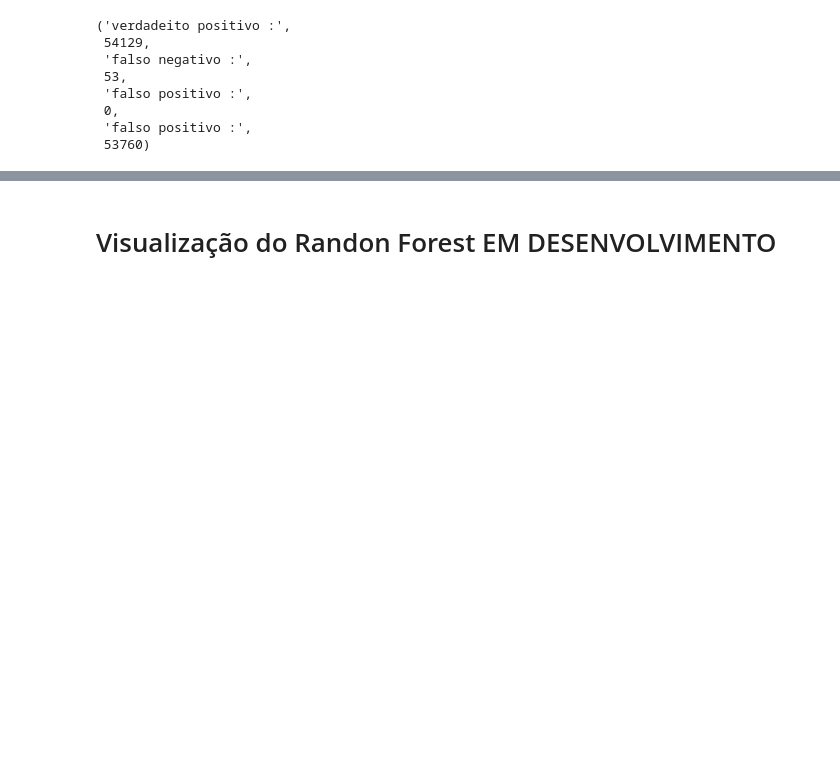
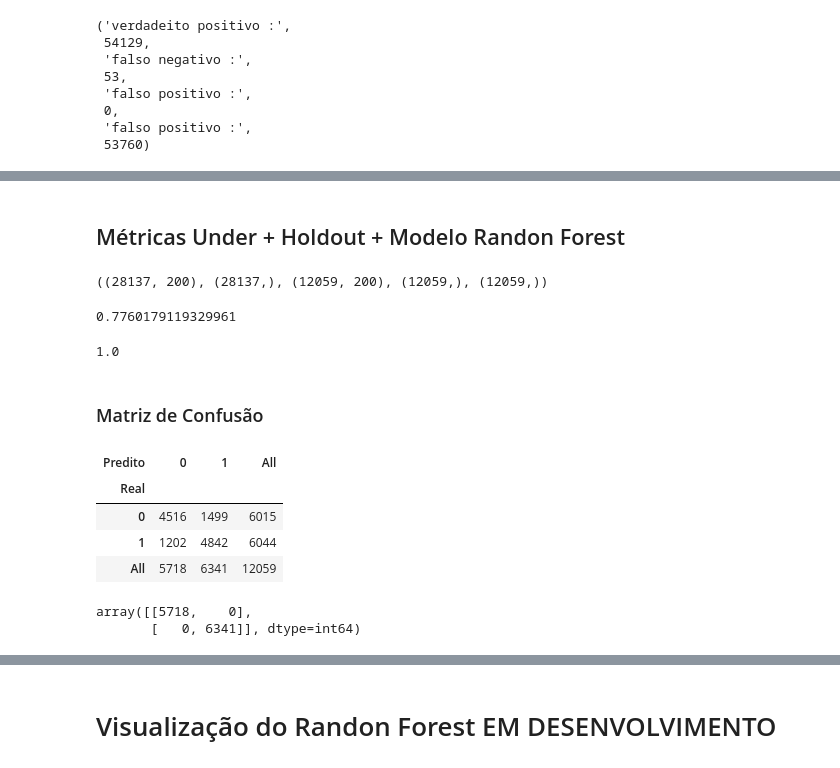
Before and after one commit to AlessandraFaria/Santander-Customer-Transaction-Prediction, a Jupyter notebook: Project/Santander.ipynb, the cells around one changed output, grey strips where cells are left out. Cells and saved outputs as stored; diff of their text form; code cells hidden in the pictures; blank space fills up the shorter version.

```diff
--- a/Project/Santander.ipynb
+++ b/Project/Santander.ipynb
@@ -342,0 +500,37 @@ def find_TN(y_true, y_pred):
+# %% [markdown]
+<h2>Métricas Under + Holdout + Modelo Randon Forest </h2>
+# %%
+X_train_under.shape, y_train_under.shape ,X_test_under.shape, y_test_under.shape ,y_pred_under.shape
+# %% [output]
+((28137, 200), (28137,), (12059, 200), (12059,), (12059,))
+# %%
+#Importar o módulo de métricas scikit-learn para o cálculo de precisão
+from sklearn import metrics
+# Acuracy , o quanto a arvore bateu
+metrics.accuracy_score(y_test_under, y_pred_under)
+# %% [output]
+0.7760179119329961
+# %%
+# Para saber quão bem o modelo irá generalizar
+#ou seja, ela serve para saber se o modelo será efetivo ao receber um dado que ele nunca viu na vida.
+clf_under.score(X_train_under, y_train_under)
+# %% [output]
+1.0
+# %% [markdown]
+<h3>Matriz de Confusão</h3>
+# %%
+pd.crosstab(y_test_under,y_pred_under,rownames=['Real'],colnames=['Predito'],margins=True)
+# %% [output]
+| Predito | 0 | 1 | All |
+| Real |  |  |  |
+| 0 | 4516 | 1499 | 6015 |
+| 1 | 1202 | 4842 | 6044 |
+| All | 5718 | 6341 | 12059 |
+# %%
+#O Método confusion_matrix retorna a matriz de confusão
+from sklearn.metrics import confusion_matrix
+#Verdadeiro Positivo,Falso Positivo, Falso Negativo e Verdadeiro Negativo
+confusion_matrix(y_pred_under,y_pred_under)
+# %% [output]
+array([[5718,    0],
+       [   0, 6341]], dtype=int64)
```
Also changed, not shown: parts of 46 cells of this notebook.
